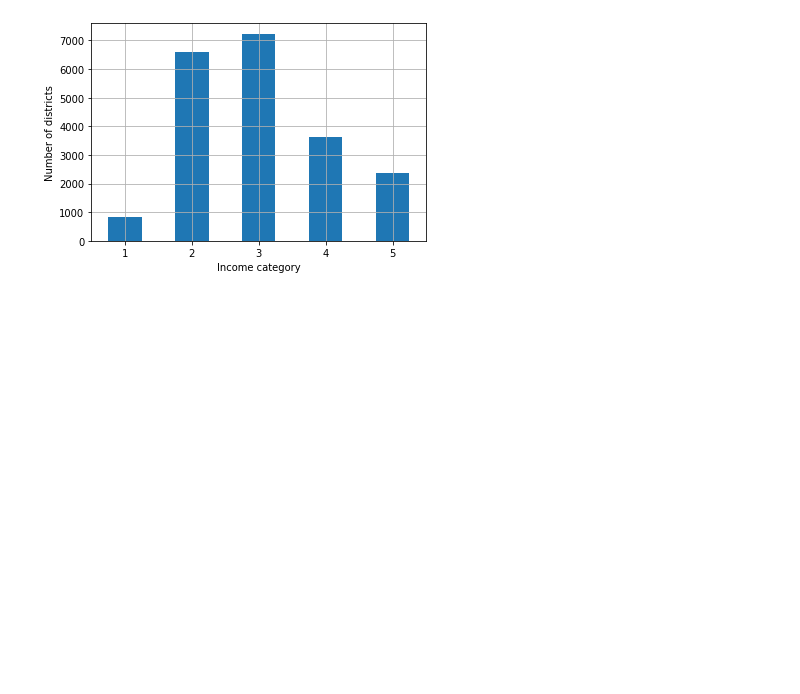
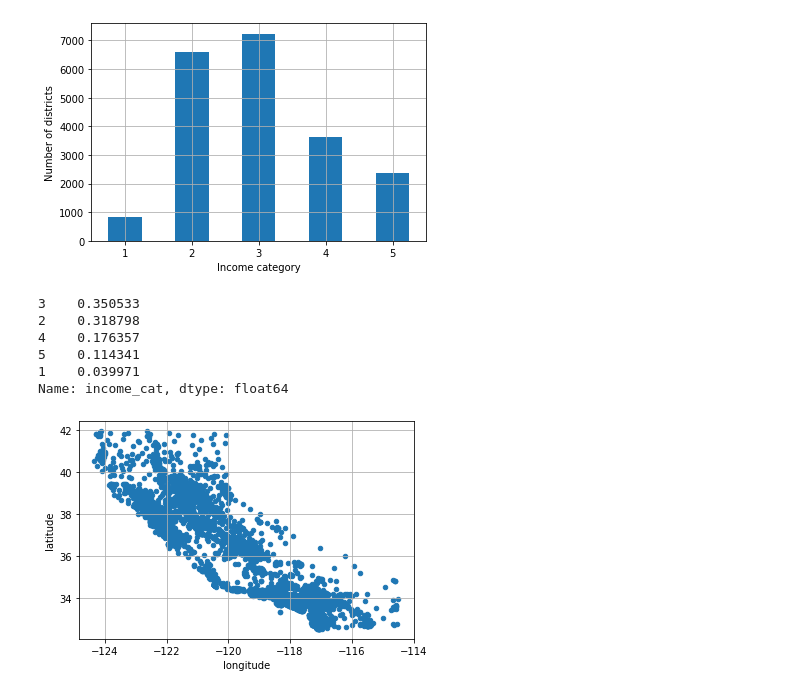
Before and after one commit to iupui-soic/pybootcamp, a Jupyter notebook: Nicole_Koshy_pybootcamp_Day1_2.ipynb, the cells around one changed output. Drawn from its saved outputs; the diff is of its cells as text; code cells hidden in the pictures; blank space fills up the shorter version.

```diff
--- a/Nicole_Koshy_pybootcamp_Day1_2.ipynb
+++ b/Nicole_Koshy_pybootcamp_Day1_2.ipynb
@@ -173,0 +186,12 @@ for train_index, test_index in splitter.split(housing, housing["income_cat"]):
+# %%
+strat_train_set, strat_test_set = train_test_split(
+housing, test_size=0.2, stratify=housing["income_cat"], random_state=42)
+# %%
+strat_test_set["income_cat"].value_counts() / len(strat_test_set)
+# %% [output]
+3    0.350533
+2    0.318798
+4    0.176357
+5    0.114341
+1    0.039971
+Name: income_cat, dtype: float64
@@ -173,0 +201,7 @@ for train_index, test_index in splitter.split(housing, housing["income_cat"]):
+# %%
+housing = strat_train_set.copy()
+# %%
+housing.plot(kind="scatter", x="longitude", y="latitude", grid=True)
+plt.show()
+# %% [output]
+[figure, added]
```
Also changed, not shown: parts of 30 cells of this notebook.
